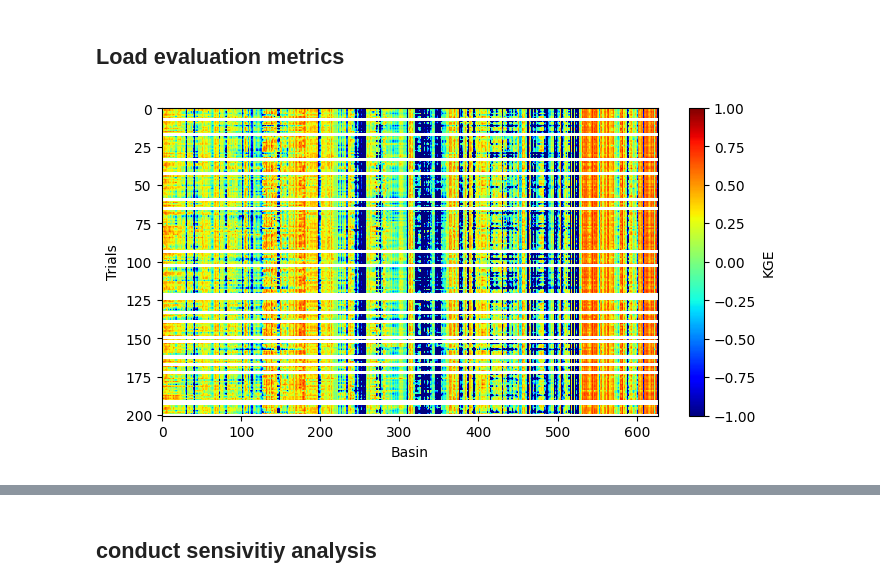
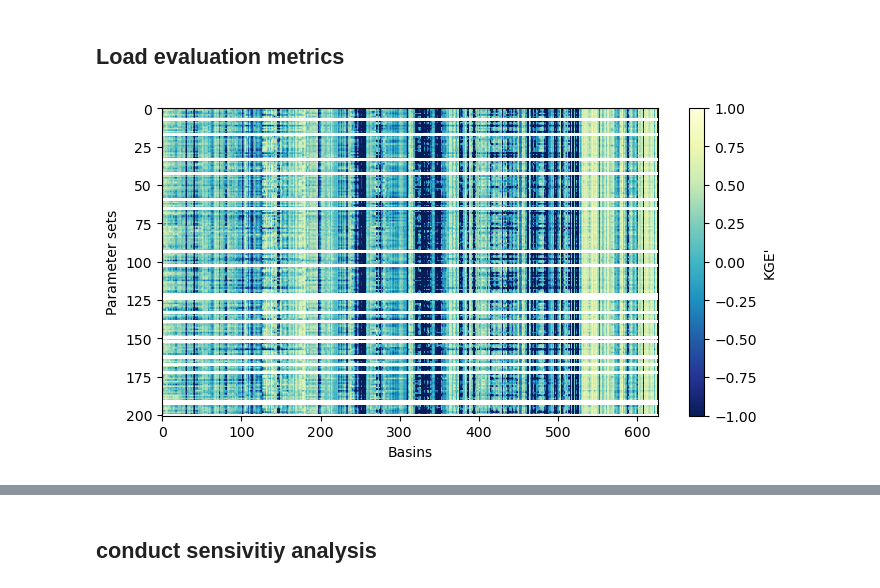
Before and after one commit to NCAR/CTSM_calibration, a Jupyter notebook: src/SA/step5_SA_evaluation_and_data.ipynb, the cells around one changed output, grey strips where cells are left out. Cells and saved outputs as stored; diff of their text form; code cells hidden in the pictures.

```diff
--- a/src/SA/step5_SA_evaluation_and_data.ipynb
+++ b/src/SA/step5_SA_evaluation_and_data.ipynb
@@ -98,7 +99,7 @@ for t in range(-1, niter):
             maxabserror[l] = maxabserror_q
 
     df_metric = pd.DataFrame({'KGEmod': kge, 'rmse':rmse, 'maxabserror':maxabserror})
-    df_metric.to_csv(outfile_metric, index=False)
+    # df_metric.to_csv(outfile_metric, index=False)
 # %% [markdown]
 # Load all parameter values and all metrics to perform sensitivity analysis
 # %% [markdown]
@@ -168,10 +169,10 @@ for t in range(-1, niter):
     kge[t+1, :] = df_metric['KGEmod'].values
 # %%
 fig = plt.figure(figsize=[8, 4])
-plt.imshow(kge, aspect='auto', cmap='jet', vmin=-1, vmax=1)
-plt.xlabel('Basin')
-plt.ylabel('Trials')
-plt.colorbar(label='KGE')
+plt.imshow(kge, aspect='auto', cmap='YlGnBu_r', vmin=-1, vmax=1)
+plt.xlabel('Basins')
+plt.ylabel('Parameter sets')
+plt.colorbar(label="KGE'")
 plt.show()
 # %% [output]
-[figure, old version]
+[figure, new version]
```
Also changed, not shown: parts of 5 cells of this notebook, 34 other files.
